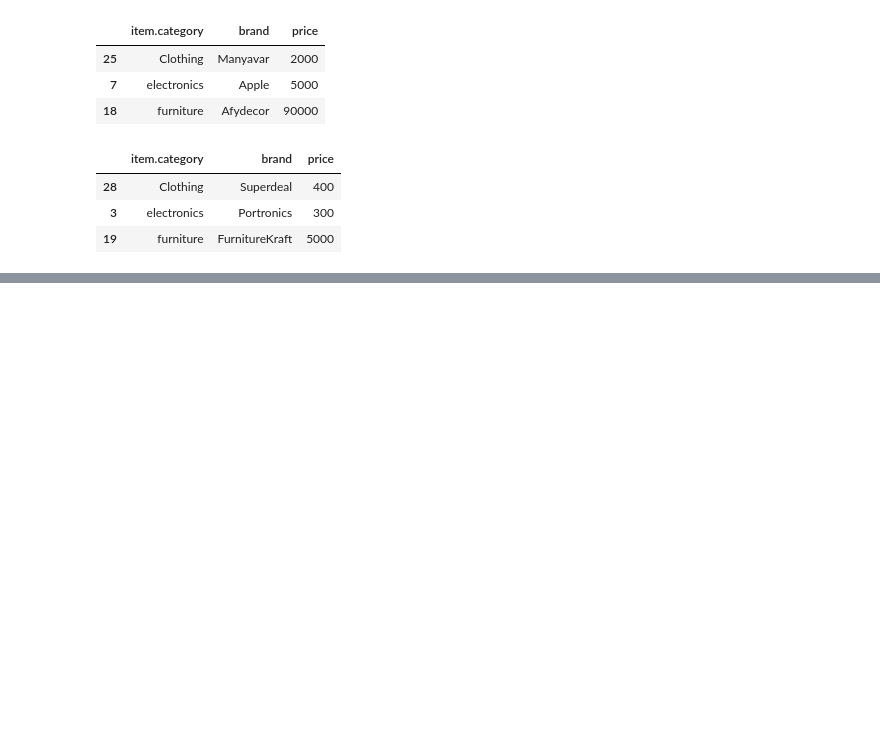
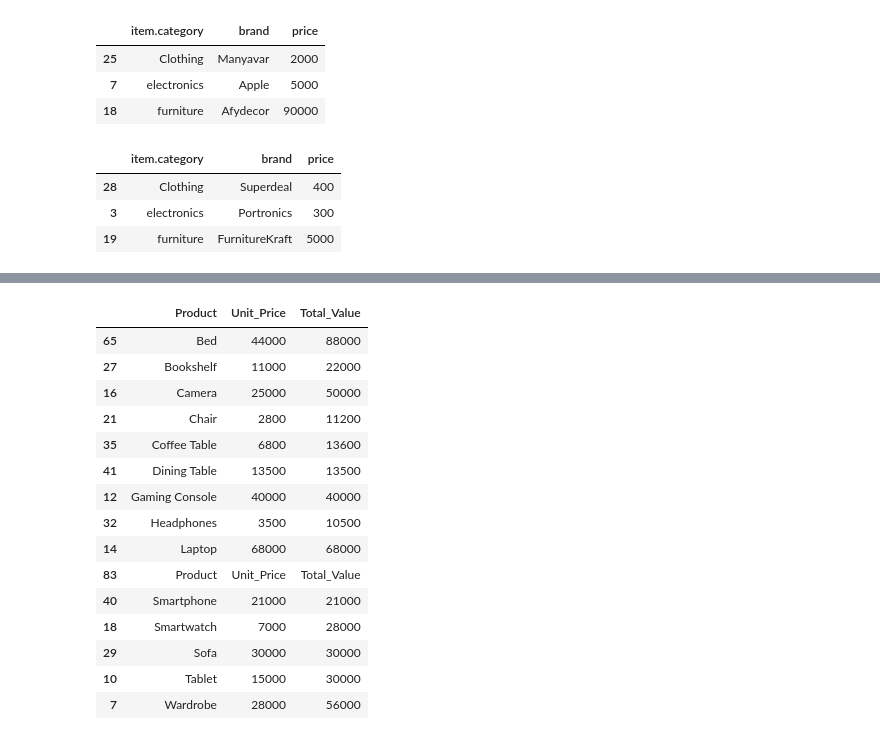
Before and after one commit to PhiWhyyy/E-Commerce-Business-Analysis, a Jupyter notebook: E_Commerce_Business_Analysis_Project.ipynb, the cells around one changed output, grey strips where cells are left out. Saved outputs shown, nothing was run; the diff lists cells and outputs as text; code cells hidden in the pictures; blank space fills up the shorter version.

```diff
--- a/E_Commerce_Business_Analysis_Project.ipynb
+++ b/E_Commerce_Business_Analysis_Project.ipynb
@@ -34,0 +62,21 @@ display(most_budget_friendly_brands[["item.category","brand","price"]])
+# %%
+df=pd.read_excel("/content/XYZ company dataset_Updated Ecommerce Sheet.xlsx")
+Affordable_brands=df.loc[df.groupby("Product")["Unit_Price"].idxmin()]
+display(Affordable_brands[["Product","Unit_Price","Total_Value"]])
+# %% [output]
+|  | Product | Unit_Price | Total_Value |
+| 65 | Bed | 44000 | 88000 |
+| 27 | Bookshelf | 11000 | 22000 |
+| 16 | Camera | 25000 | 50000 |
+| 21 | Chair | 2800 | 11200 |
+| 35 | Coffee Table | 6800 | 13600 |
+| 41 | Dining Table | 13500 | 13500 |
+| 12 | Gaming Console | 40000 | 40000 |
+| 32 | Headphones | 3500 | 10500 |
+| 14 | Laptop | 68000 | 68000 |
+| 83 | Product | Unit_Price | Total_Value |
+| 40 | Smartphone | 21000 | 21000 |
+| 18 | Smartwatch | 7000 | 28000 |
+| 29 | Sofa | 30000 | 30000 |
+| 10 | Tablet | 15000 | 30000 |
+| 7 | Wardrobe | 28000 | 56000 |
```
Also changed, not shown: parts of 7 cells of this notebook.
